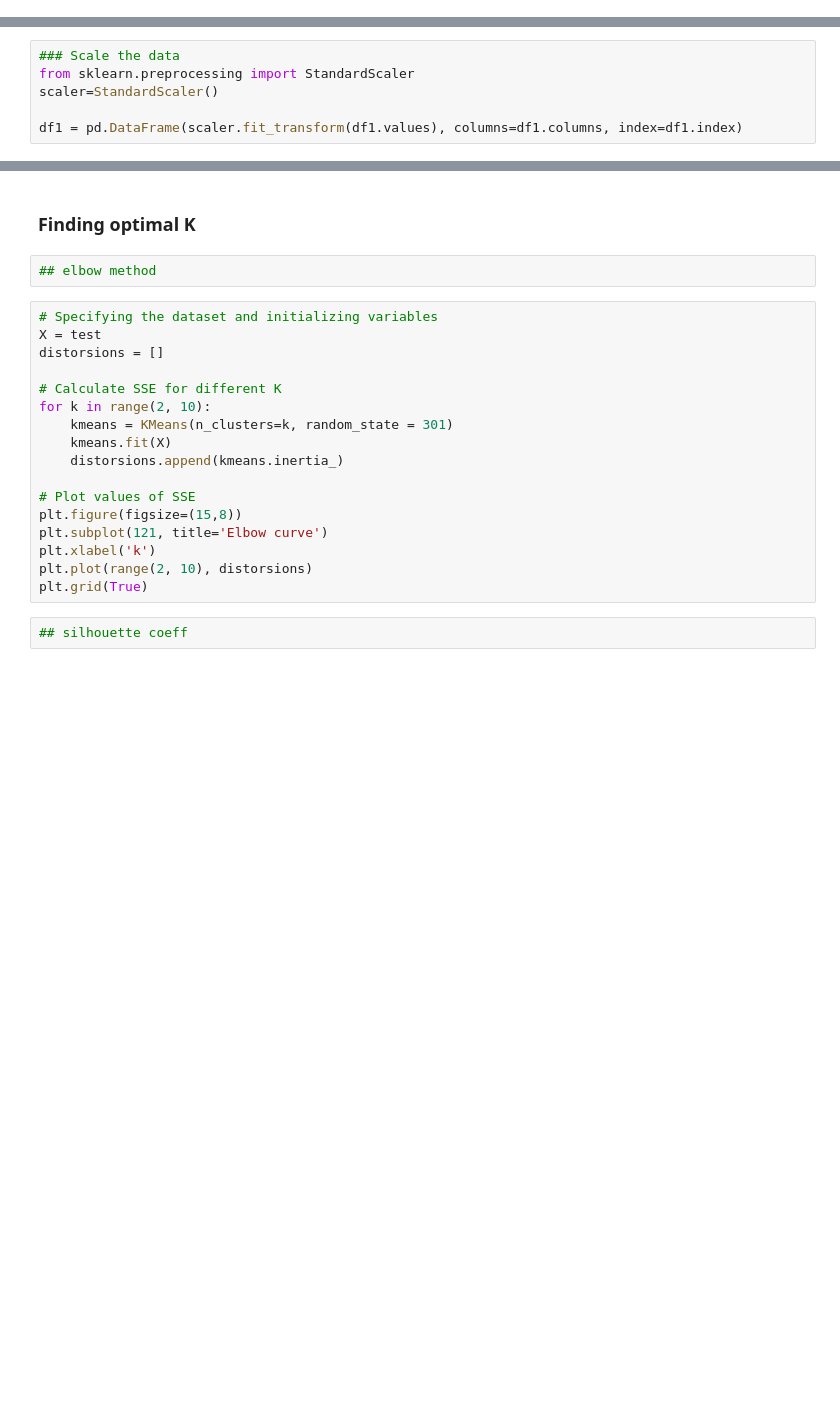
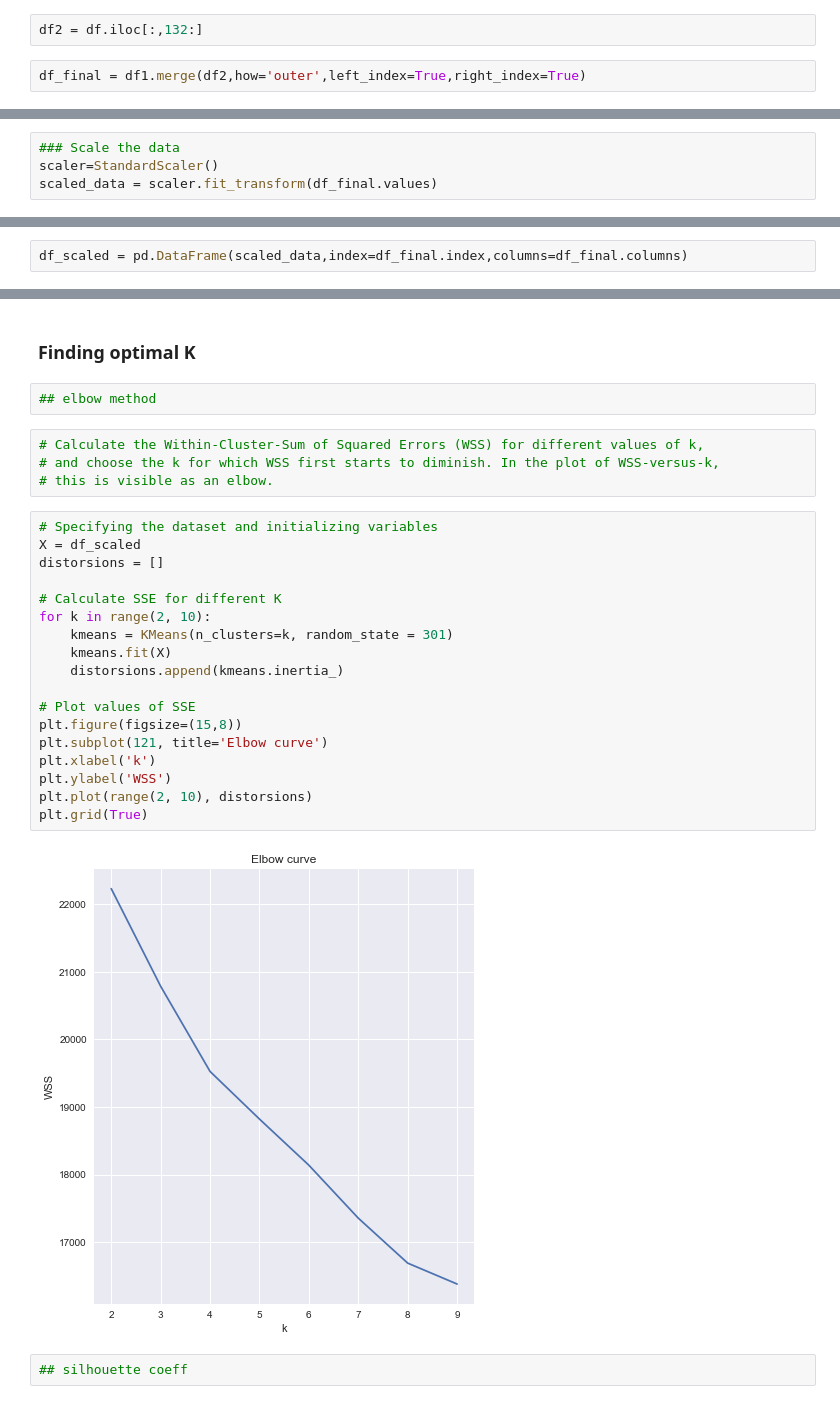
Before and after one commit to krbarounis/Predicting_Gentrification, a Jupyter notebook: Clustering.ipynb, the cells around one changed output, grey strips where cells are left out. Saved outputs shown, nothing was run; the diff lists cells and outputs as text; blank space fills up the shorter version.

Commit message:
ran initial k-means model and checked elbow method and silhouette coefficient to find optimal k

```diff
--- a/Clustering.ipynb
+++ b/Clustering.ipynb
@@ -27,0 +54,4 @@ cmap = 'tab10'
+# %%
+df2 = df.iloc[:,132:]
+# %%
+df_final = df1.merge(df2,how='outer',left_index=True,right_index=True)
@@ -28,6 +62,4 @@ cmap = 'tab10'
 # %%
 ### Scale the data
-from sklearn.preprocessing import StandardScaler
 scaler=StandardScaler()
-
-df1 = pd.DataFrame(scaler.fit_transform(df1.values), columns=df1.columns, index=df1.index)
+scaled_data = scaler.fit_transform(df_final.values)
@@ -39,0 +66,2 @@ ValueError: could not convert string to float: 'MA'
+# %%
+df_scaled = pd.DataFrame(scaled_data,index=df_final.index,columns=df_final.columns)
@@ -49,22 +102,29 @@ model = KMeans(n_clusters=4).fit(test)
 ### Finding optimal K
 # %%
 ## elbow method
+# %%
+# Calculate the Within-Cluster-Sum of Squared Errors (WSS) for different values of k,
+# and choose the k for which WSS first starts to diminish. In the plot of WSS-versus-k,
+# this is visible as an elbow.
 # %%
 # Specifying the dataset and initializing variables
-X = test
+X = df_scaled
 distorsions = []
 
 # Calculate SSE for different K
 for k in range(2, 10):
     kmeans = KMeans(n_clusters=k, random_state = 301)
     kmeans.fit(X)
     distorsions.append(kmeans.inertia_)
 
 # Plot values of SSE
 plt.figure(figsize=(15,8))
 plt.subplot(121, title='Elbow curve')
 plt.xlabel('k')
+plt.ylabel('WSS')
 plt.plot(range(2, 10), distorsions)
 plt.grid(True)
+# %% [output]
+[figure, added]
 # %%
 ## silhouette coeff
```
Also changed, not shown: parts of 23 cells of this notebook.
